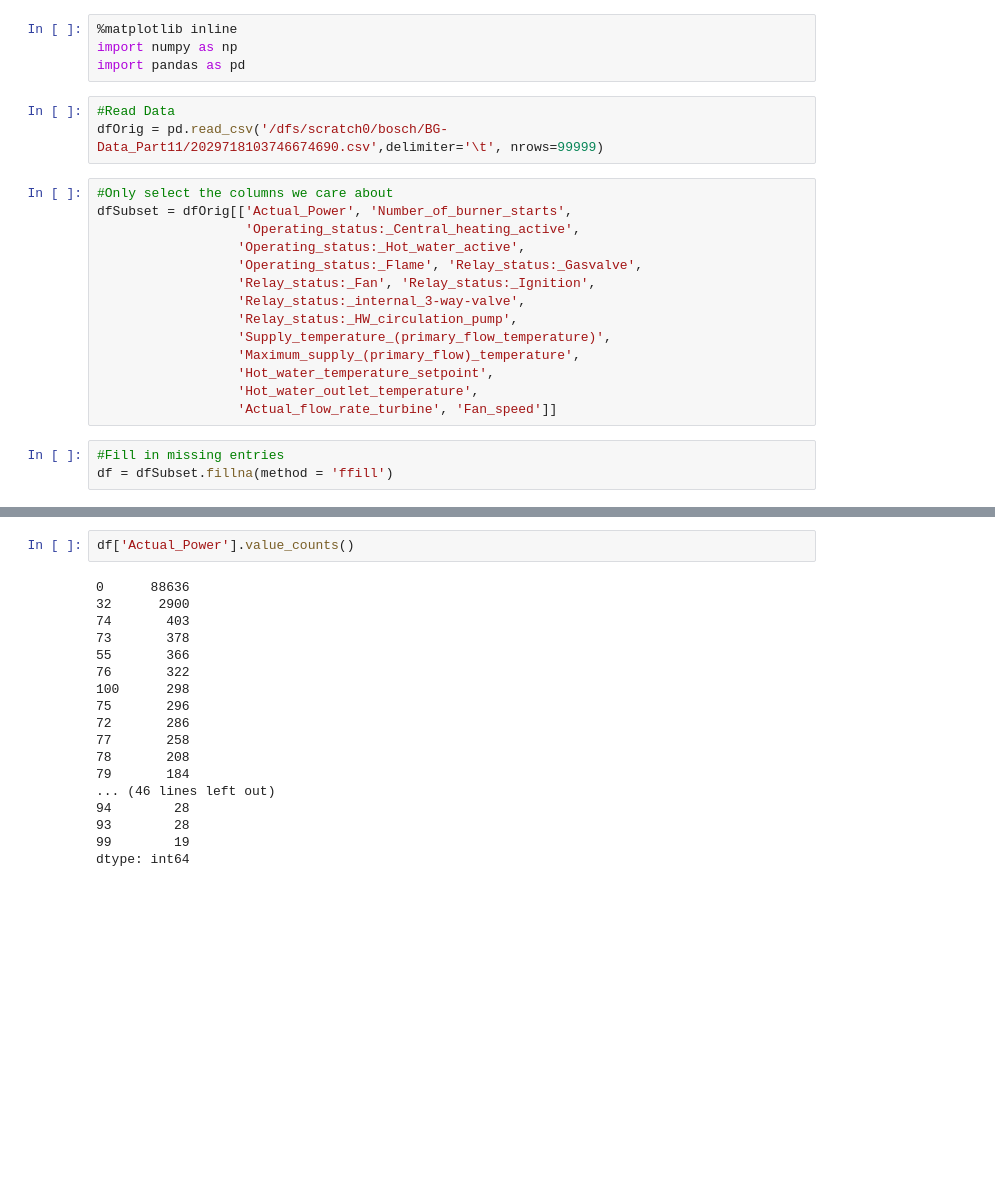
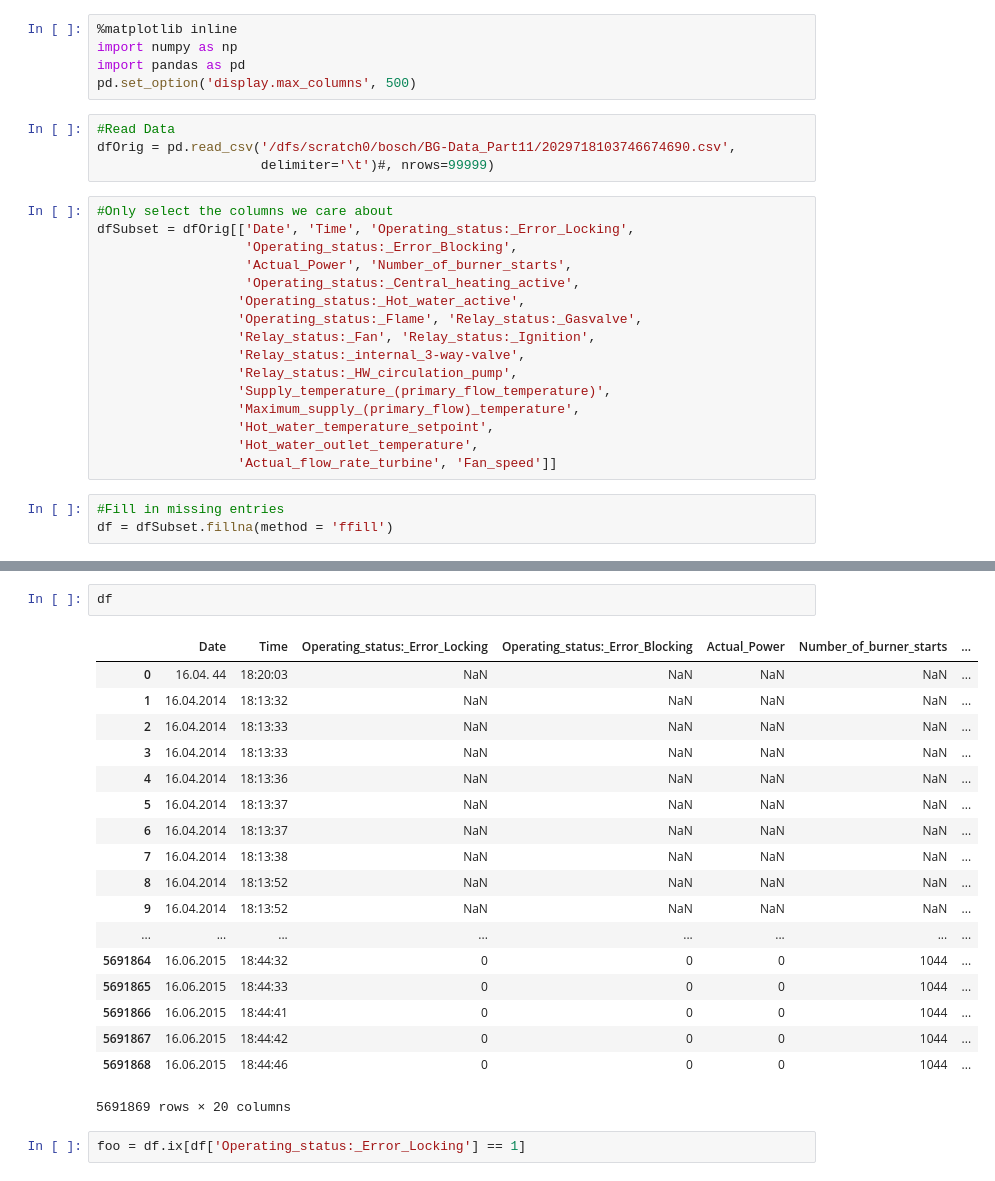
Before and after one commit to davidhallac/SeqDecisionTree, a Jupyter notebook: ParseBoschData.ipynb, the cells around one changed output, grey strips where cells are left out. Drawn from its saved outputs; the diff is of its cells as text; blank space fills up the shorter version.

Commit message:
Subset of columns

```diff
--- a/ParseBoschData.ipynb
+++ b/ParseBoschData.ipynb
@@ -2,12 +2,16 @@
 %matplotlib inline
 import numpy as np
 import pandas as pd
+pd.set_option('display.max_columns', 500)
 # %%
 #Read Data
-dfOrig = pd.read_csv('/dfs/scratch0/bosch/BG-Data_Part11/2029718103746674690.csv',delimiter='\t', nrows=99999)
+dfOrig = pd.read_csv('/dfs/scratch0/bosch/BG-Data_Part11/2029718103746674690.csv',
+                     delimiter='\t')#, nrows=99999)
 # %%
 #Only select the columns we care about
-dfSubset = dfOrig[['Actual_Power', 'Number_of_burner_starts',
+dfSubset = dfOrig[['Date', 'Time', 'Operating_status:_Error_Locking',
+                   'Operating_status:_Error_Blocking',
+                   'Actual_Power', 'Number_of_burner_starts',
                    'Operating_status:_Central_heating_active',
                   'Operating_status:_Hot_water_active',
                   'Operating_status:_Flame', 'Relay_status:_Gasvalve',
@@ -46,20 +29,23 @@ dfOrig
 # %%
-df['Actual_Power'].value_counts()
+df
 # %% [output]
+|  | Date | Time | Operating_status:_Error_Locking | Operating_status:_Error_Blocking | Actual_Power | Number_of_burner_starts | ... |
+| 0 | 16.04. 44 | 18:20:03 | NaN | NaN | NaN | NaN | ... |
+| 1 | 16.04.2014 | 18:13:32 | NaN | NaN | NaN | NaN | ... |
+| 2 | 16.04.2014 | 18:13:33 | NaN | NaN | NaN | NaN | ... |
+| 3 | 16.04.2014 | 18:13:33 | NaN | NaN | NaN | NaN | ... |
+| 4 | 16.04.2014 | 18:13:36 | NaN | NaN | NaN | NaN | ... |
+| 5 | 16.04.2014 | 18:13:37 | NaN | NaN | NaN | NaN | ... |
+| 6 | 16.04.2014 | 18:13:37 | NaN | NaN | NaN | NaN | ... |
+| 7 | 16.04.2014 | 18:13:38 | NaN | NaN | NaN | NaN | ... |
+| 8 | 16.04.2014 | 18:13:52 | NaN | NaN | NaN | NaN | ... |
+| 9 | 16.04.2014 | 18:13:52 | NaN | NaN | NaN | NaN | ... |
+| ... | ... | ... | ... | ... | ... | ... | ... |
+| 5691864 | 16.06.2015 | 18:44:32 | 0 | 0 | 0 | 1044 | ... |
+| 5691865 | 16.06.2015 | 18:44:33 | 0 | 0 | 0 | 1044 | ... |
+| 5691866 | 16.06.2015 | 18:44:41 | 0 | 0 | 0 | 1044 | ... |
+| 5691867 | 16.06.2015 | 18:44:42 | 0 | 0 | 0 | 1044 | ... |
+| 5691868 | 16.06.2015 | 18:44:46 | 0 | 0 | 0 | 1044 | ... |
-0      88636
-32      2900
-74       403
-73       378
-55       366
-76       322
-100      298
-75       296
-72       286
-77       258
-78       208
-79       184
-... (46 lines left out)
-94        28
-93        28
-99        19
-dtype: int64
+5691869 rows × 20 columns
+# %%
+foo = df.ix[df['Operating_status:_Error_Locking'] == 1]
```
Also changed, not shown: parts of 4 cells of this notebook.
